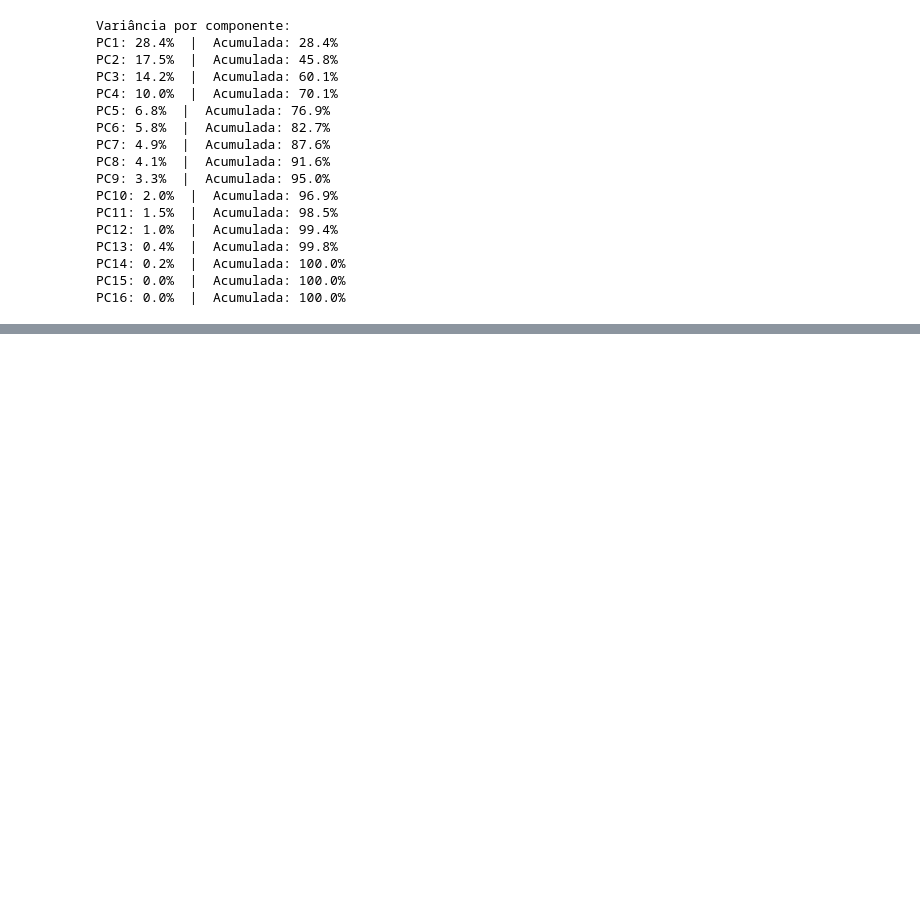
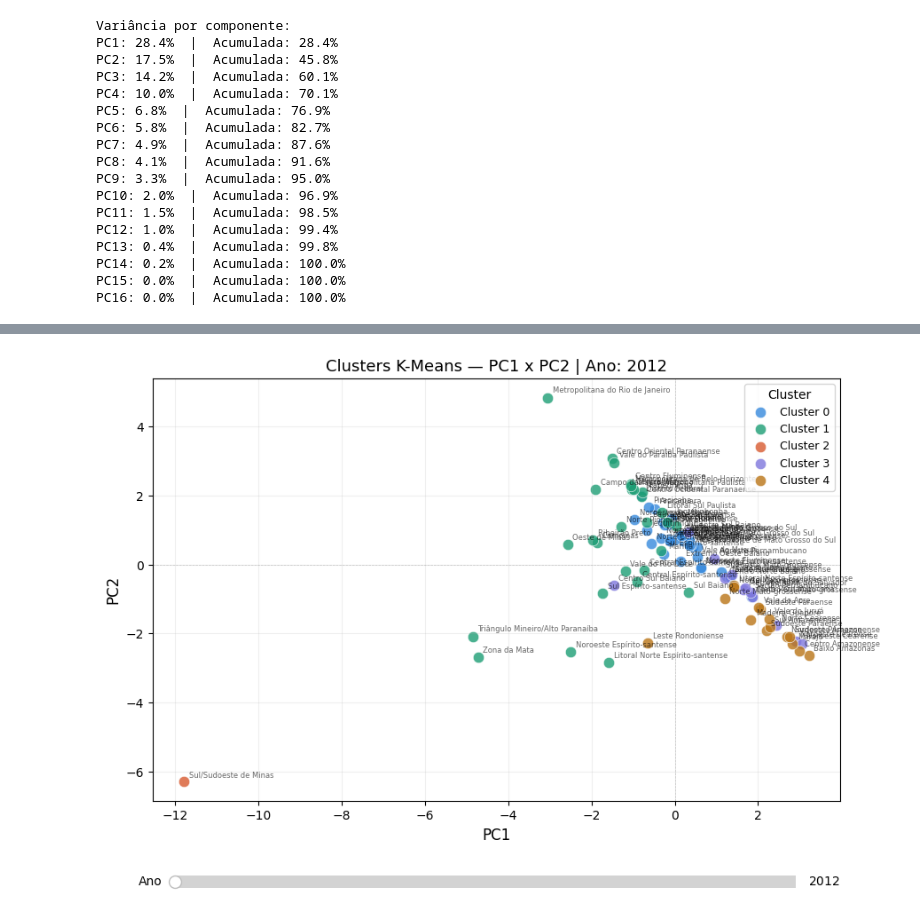
Before and after one commit to Lomba227/k-means-cafe, a Jupyter notebook: main.ipynb, the cells around one changed output, grey strips where cells are left out. Cells and saved outputs as stored; diff of their text form; code cells hidden in the pictures; blank space fills up the shorter version.

Commit message:
Adição do k-means

```diff
--- a/main.ipynb
+++ b/main.ipynb
@@ -950,0 +1103,12 @@ only showing top 5 rows
+# %%
+import json
+
+anos = sorted(df_plot["ano"].unique().tolist())
+dados_json = {}
+
+for ano in anos:
+    df_ano = df_plot[df_plot["ano"] == ano]
+    dados_json[str(ano)] = df_ano[["mesorregiao", "pc1", "pc2", "cluster"]].to_dict(orient="records")
+
+print(json.dumps(dados_json["2012"][:3], indent=2))
+print("Anos disponíveis:", list(dados_json.keys()))
@@ -950,0 +1133,66 @@ only showing top 5 rows
+# %%
+import matplotlib.pyplot as plt
+import matplotlib.colors as mcolors
+import numpy as np
+
+cores = {
+    "0": "#378ADD",
+    "1": "#1D9E75",
+    "2": "#D85A30",
+    "3": "#7F77DD",
+    "4": "#BA7517"
+}
+
+anos = sorted(df_plot["ano"].unique())
+
+fig, ax = plt.subplots(figsize=(10, 7))
+plt.subplots_adjust(bottom=0.2)
+
+def plot_ano(ano):
+    ax.clear()
+    df_ano = df_plot[df_plot["ano"] == ano]
+
+    for cluster_id, cor in cores.items():
+        mask = df_ano["cluster"] == cluster_id
+        subset = df_ano[mask]
+        ax.scatter(
+            subset["pc1"], subset["pc2"],
+            c=cor, label=f"Cluster {cluster_id}",
+            alpha=0.8, edgecolors="white", linewidths=0.5, s=80
+        )
+        for _, row in subset.iterrows():
+            ax.annotate(
+                row["mesorregiao"].split(" (")[0],
+                (row["pc1"], row["pc2"]),
+                fontsize=6, alpha=0.6,
+                xytext=(4, 4), textcoords="offset points"
+            )
+
+    ax.set_xlabel("PC1", fontsize=12)
+    ax.set_ylabel("PC2", fontsize=12)
+    ax.set_title(f"Clusters K-Means — PC1 x PC2 | Ano: {ano}", fontsize=13)
+    ax.legend(title="Cluster", loc="upper right", fontsize=9)
+    ax.axhline(0, color="gray", linewidth=0.5, linestyle="--", alpha=0.4)
+    ax.axvline(0, color="gray", linewidth=0.5, linestyle="--", alpha=0.4)
+    ax.grid(True, alpha=0.2)
+    fig.canvas.draw_idle()
+
+from matplotlib.widgets import Slider
+
+ax_slider = plt.axes([0.15, 0.05, 0.7, 0.04])
+slider = Slider(
+    ax=ax_slider,
+    label="Ano",
+    valmin=anos[0],
+    valmax=anos[-1],
+    valinit=anos[0],
+    valstep=1,
+    color="#378ADD"
+)
+
+slider.on_changed(lambda val: plot_ano(int(val)))
+
+plot_ano(anos[0])
+plt.show()
+# %% [output]
+[figure, added]
```
Also changed, not shown: parts of 27 cells of this notebook, 26 other files.
